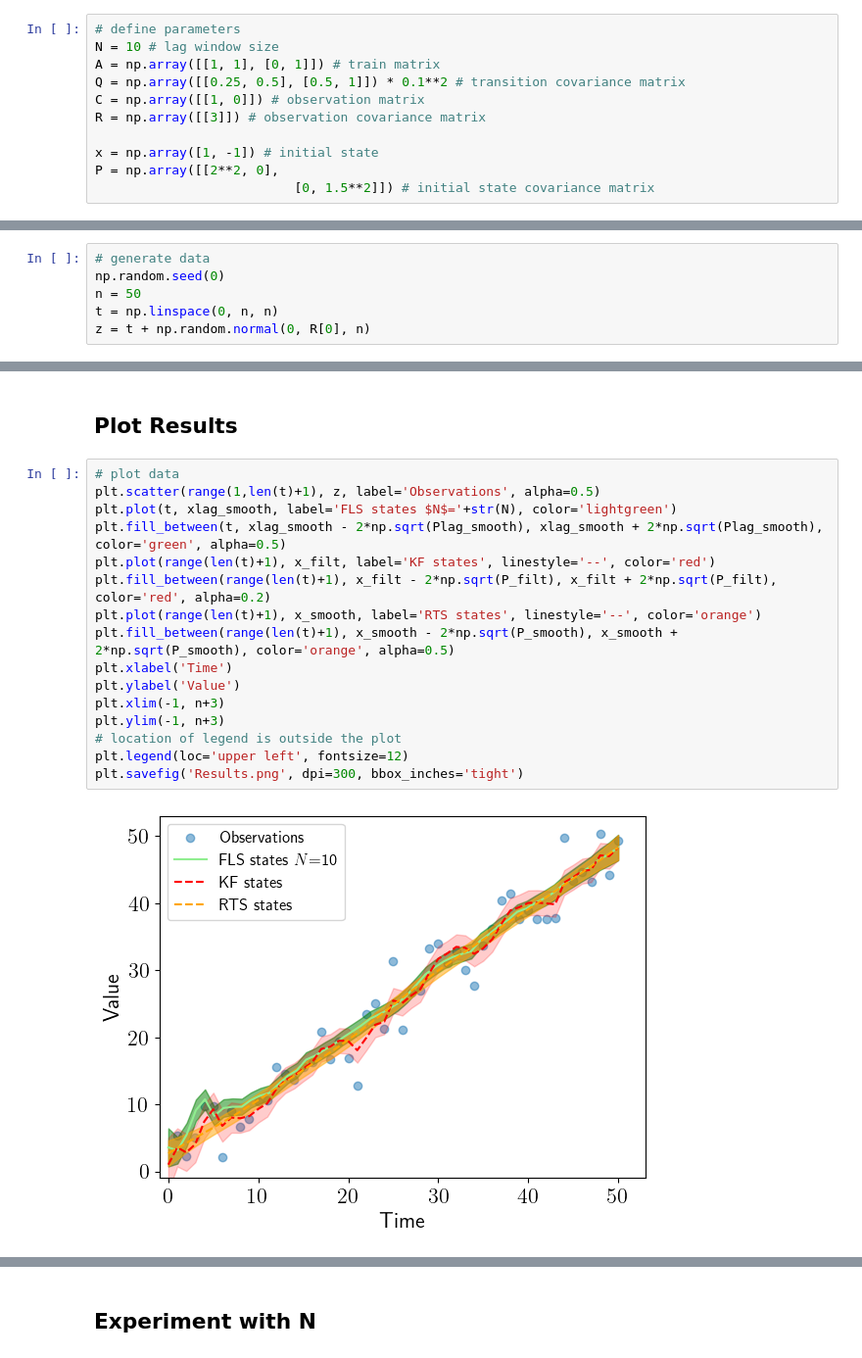
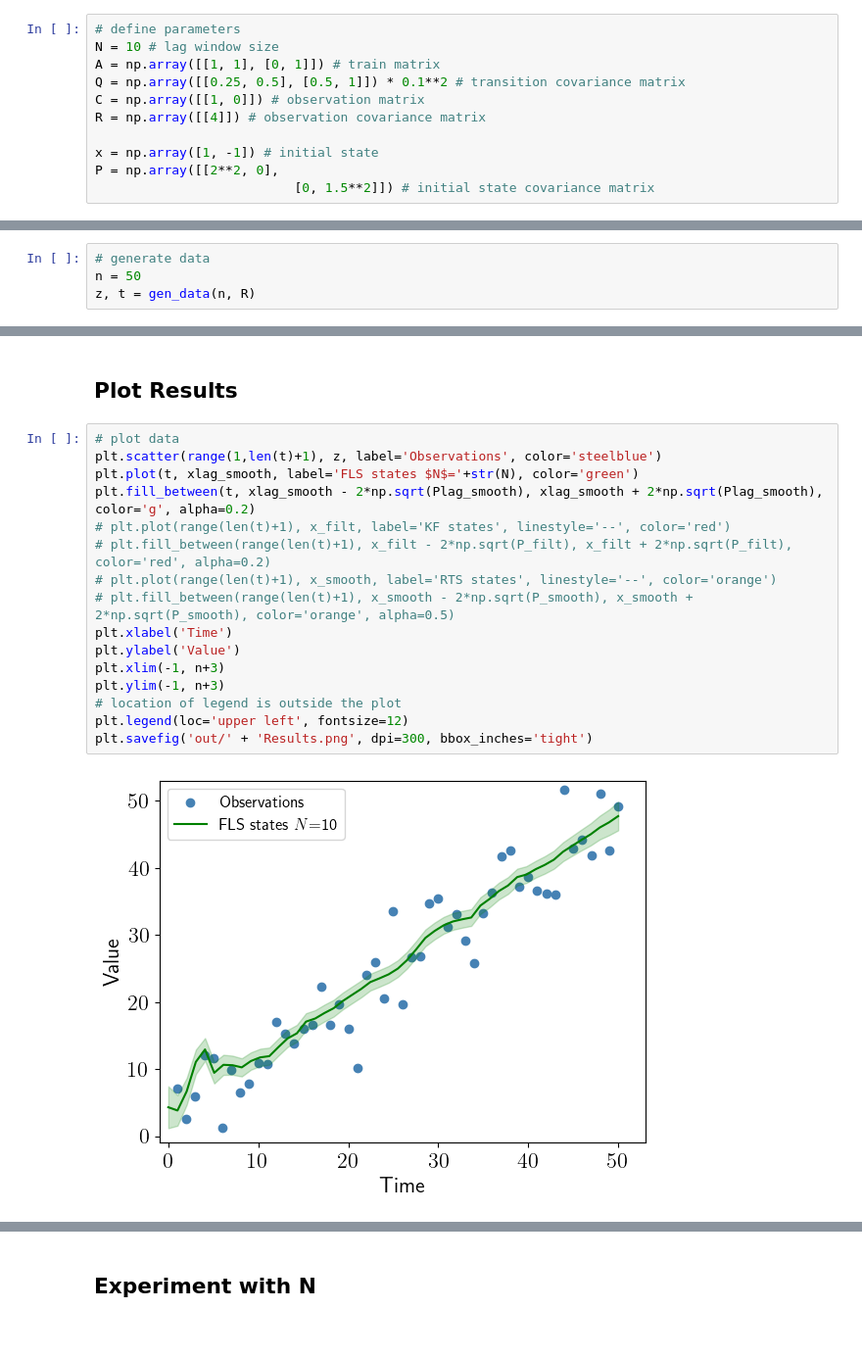
Before and after one commit to davidwardan/KalmanFilter, a Jupyter notebook: fix-lag smoother.ipynb, the cells around one changed output, grey strips where cells are left out. Shown at 98% size. Saved outputs shown, nothing was run; the diff lists cells and outputs as text.

```diff
--- a/fix-lag smoother.ipynb
+++ b/fix-lag smoother.ipynb
@@ -126,7 +17,7 @@ N = 10 # lag window size
 A = np.array([[1, 1], [0, 1]]) # train matrix
 Q = np.array([[0.25, 0.5], [0.5, 1]]) * 0.1**2 # transition covariance matrix
 C = np.array([[1, 0]]) # observation matrix
-R = np.array([[3]]) # observation covariance matrix
+R = np.array([[4]]) # observation covariance matrix
 
 x = np.array([1, -1]) # initial state
 P = np.array([[2**2, 0],
@@ -135,10 +26,8 @@ P = np.array([[2**2, 0],
 ## Generate data
 # %%
 # generate data
-np.random.seed(0)
 n = 50
-t = np.linspace(0, n, n)
-z = t + np.random.normal(0, R[0], n)
+z, t = gen_data(n, R)
 # %%
 # plot data
 plt.scatter(t, z, label='Observations', alpha=0.5)
@@ -187,22 +76,22 @@ P_smooth = np.array(kf.P_smooth)[:, 0, 0]
 ## Plot Results
 # %%
 # plot data
-plt.scatter(range(1,len(t)+1), z, label='Observations', alpha=0.5)
-plt.plot(t, xlag_smooth, label='FLS states $N$='+str(N), color='lightgreen')
-plt.fill_between(t, xlag_smooth - 2*np.sqrt(Plag_smooth), xlag_smooth + 2*np.sqrt(Plag_smooth), color='green', alpha=0.5)
-plt.plot(range(len(t)+1), x_filt, label='KF states', linestyle='--', color='red')
-plt.fill_between(range(len(t)+1), x_filt - 2*np.sqrt(P_filt), x_filt + 2*np.sqrt(P_filt), color='red', alpha=0.2)
-plt.plot(range(len(t)+1), x_smooth, label='RTS states', linestyle='--', color='orange')
-plt.fill_between(range(len(t)+1), x_smooth - 2*np.sqrt(P_smooth), x_smooth + 2*np.sqrt(P_smooth), color='orange', alpha=0.5)
+plt.scatter(range(1,len(t)+1), z, label='Observations', color='steelblue')
+plt.plot(t, xlag_smooth, label='FLS states $N$='+str(N), color='green')
+plt.fill_between(t, xlag_smooth - 2*np.sqrt(Plag_smooth), xlag_smooth + 2*np.sqrt(Plag_smooth), color='g', alpha=0.2)
+# plt.plot(range(len(t)+1), x_filt, label='KF states', linestyle='--', color='red')
+# plt.fill_between(range(len(t)+1), x_filt - 2*np.sqrt(P_filt), x_filt + 2*np.sqrt(P_filt), color='red', alpha=0.2)
+# plt.plot(range(len(t)+1), x_smooth, label='RTS states', linestyle='--', color='orange')
+# plt.fill_between(range(len(t)+1), x_smooth - 2*np.sqrt(P_smooth), x_smooth + 2*np.sqrt(P_smooth), color='orange', alpha=0.5)
 plt.xlabel('Time')
 plt.ylabel('Value')
 plt.xlim(-1, n+3)
 plt.ylim(-1, n+3)
 # location of legend is outside the plot
 plt.legend(loc='upper left', fontsize=12)
-plt.savefig('Results.png', dpi=300, bbox_inches='tight')
+plt.savefig('out/' + 'Results.png', dpi=300, bbox_inches='tight')
 # %% [output]
-[figure, old version]
+[figure, new version]
 # %%
 # get MSE of smoothed data
 mse_smooth = np.mean((x_smooth[1:] - t)**2)
```
Also changed, not shown: parts of 9 cells of this notebook, 6 other files.
